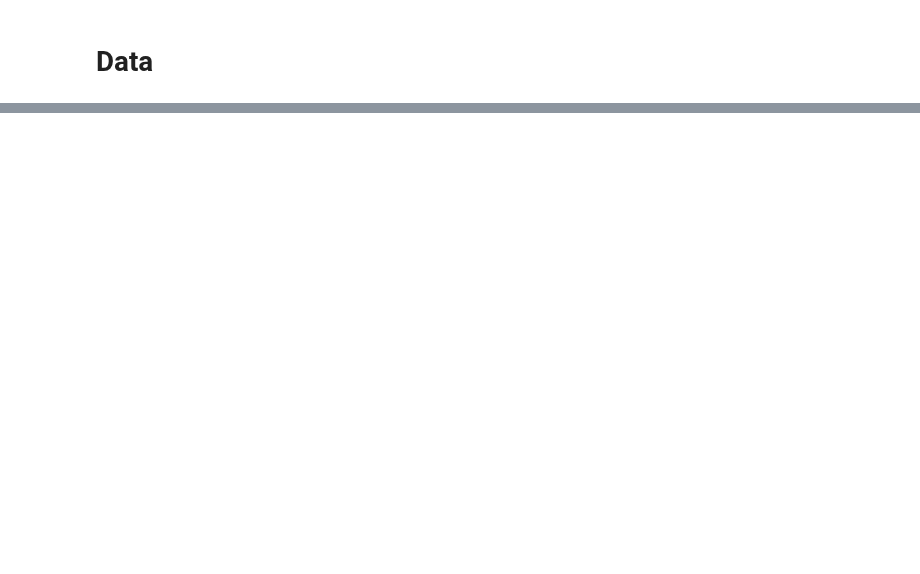
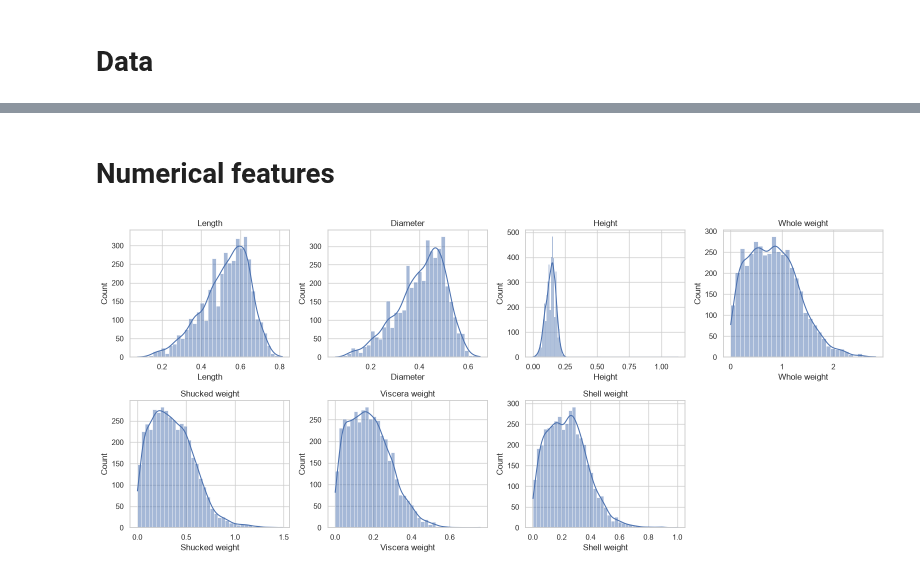
Before and after one commit to Spaard/xhec-mlops-2026-project, a Jupyter notebook: notebooks/eda.ipynb, the cells around one changed output, grey strips where cells are left out. Saved outputs shown, nothing was run; the diff lists cells and outputs as text; code cells hidden in the pictures; blank space fills up the shorter version.

```diff
--- a/notebooks/eda.ipynb
+++ b/notebooks/eda.ipynb
@@ -34,0 +147,14 @@ df.head(5)
+# %% [markdown]
+# Numerical features
+# %%
+num_cols = df.select_dtypes("number").columns.drop("Rings")
+
+fig, axes = plt.subplots(2, 4, figsize=(16, 7))
+for ax, col in zip(axes.ravel(), num_cols, strict=False):
+    sns.histplot(df[col], kde=True, ax=ax)
+    ax.set_title(col)
+axes.ravel()[-1].axis("off")
+plt.tight_layout()
+plt.show()
+# %% [output]
+[figure, added]
```
Also changed, not shown: parts of 30 cells of this notebook, 2 other files.
